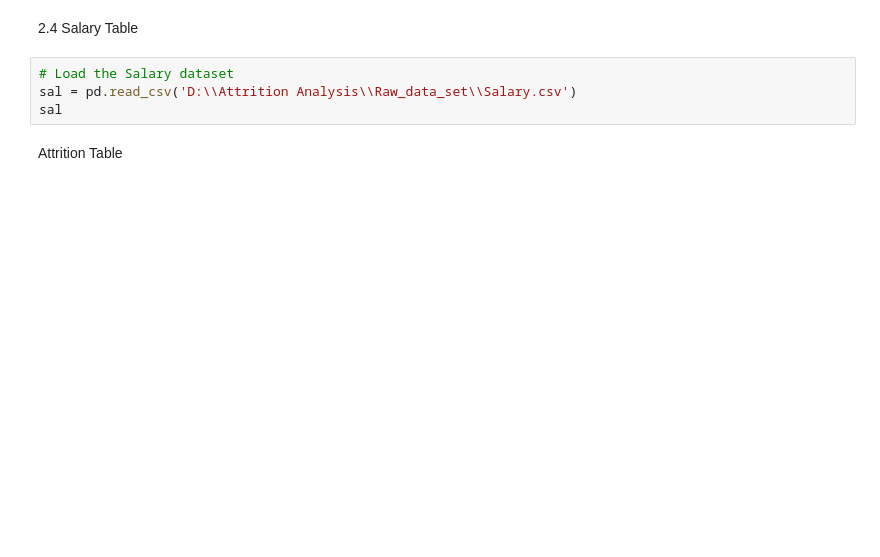
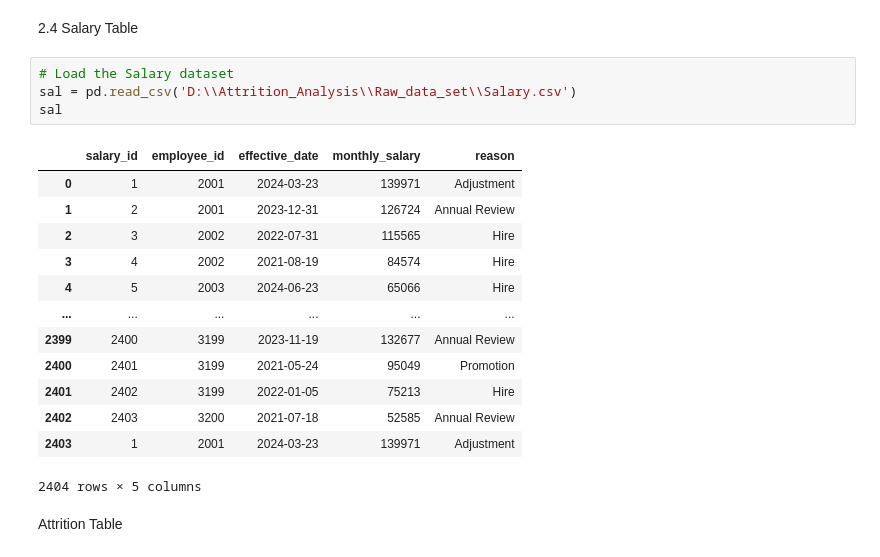
Before and after one commit to AmanSanadi/Attrition_Analysis, a Jupyter notebook: main.ipynb, the cells around one changed output. Drawn from its saved outputs; the diff is of its cells as text; blank space fills up the shorter version.

```diff
--- a/main.ipynb
+++ b/main.ipynb
@@ -56,8 +102,22 @@ mg
  2.4 Salary Table
 # %%
 # Load the Salary dataset
-sal = pd.read_csv('D:\\Attrition Analysis\\Raw_data_set\\Salary.csv')
+sal = pd.read_csv('D:\\Attrition_Analysis\\Raw_data_set\\Salary.csv')
 sal
+# %% [output]
+|  | salary_id | employee_id | effective_date | monthly_salary | reason |
+| 0 | 1 | 2001 | 2024-03-23 | 139971 | Adjustment |
+| 1 | 2 | 2001 | 2023-12-31 | 126724 | Annual Review |
+| 2 | 3 | 2002 | 2022-07-31 | 115565 | Hire |
+| 3 | 4 | 2002 | 2021-08-19 | 84574 | Hire |
+| 4 | 5 | 2003 | 2024-06-23 | 65066 | Hire |
+| ... | ... | ... | ... | ... | ... |
+| 2399 | 2400 | 3199 | 2023-11-19 | 132677 | Annual Review |
+| 2400 | 2401 | 3199 | 2021-05-24 | 95049 | Promotion |
+| 2401 | 2402 | 3199 | 2022-01-05 | 75213 | Hire |
+| 2402 | 2403 | 3200 | 2021-07-18 | 52585 | Annual Review |
+| 2403 | 1 | 2001 | 2024-03-23 | 139971 | Adjustment |
+2404 rows × 5 columns
 # %% [markdown]
  Attrition Table
 # %%
```
Also changed, not shown: parts of 114 cells of this notebook, 5 other files.
